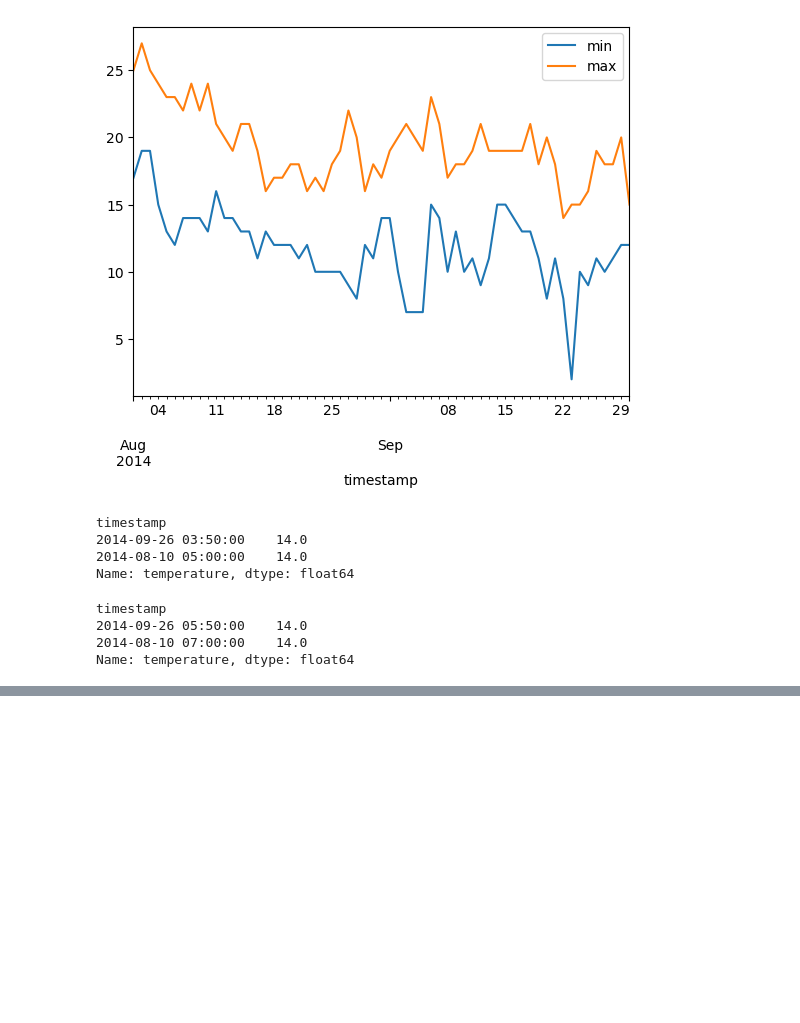
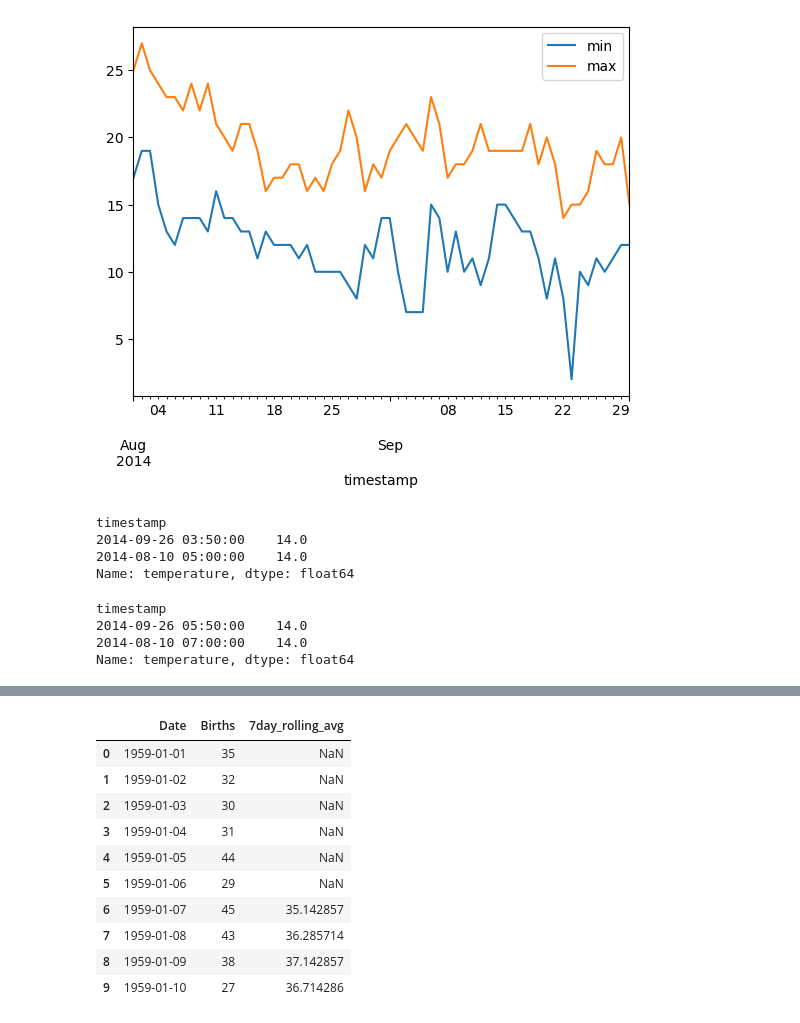
Before and after one commit to Dierckxj/Datascience-syntra, a Jupyter notebook: timeseries-pandas/timeseries-pandas.ipynb, the cells around one changed output, grey strips where cells are left out. Cells and saved outputs as stored; diff of their text form; code cells hidden in the pictures; blank space fills up the shorter version.

```diff
--- a/timeseries-pandas/timeseries-pandas.ipynb
+++ b/timeseries-pandas/timeseries-pandas.ipynb
@@ -272,0 +320,20 @@ Name: temperature, dtype: float64
+# %%
+# The rolling average or moving average is the simple mean of the last ‘n’ values.
+# computing a 7 day rolling average
+
+data[ '7day_rolling_avg' ] = data.Births.rolling( 7).mean()
+
+# viewing the dataset
+display(data.head(10))
+# %% [output]
+|  | Date | Births | 7day_rolling_avg |
+| 0 | 1959-01-01 | 35 | NaN |
+| 1 | 1959-01-02 | 32 | NaN |
+| 2 | 1959-01-03 | 30 | NaN |
+| 3 | 1959-01-04 | 31 | NaN |
+| 4 | 1959-01-05 | 44 | NaN |
+| 5 | 1959-01-06 | 29 | NaN |
+| 6 | 1959-01-07 | 45 | 35.142857 |
+| 7 | 1959-01-08 | 43 | 36.285714 |
+| 8 | 1959-01-09 | 38 | 37.142857 |
+| 9 | 1959-01-10 | 27 | 36.714286 |
```
Also changed, not shown: parts of 5 cells of this notebook.
